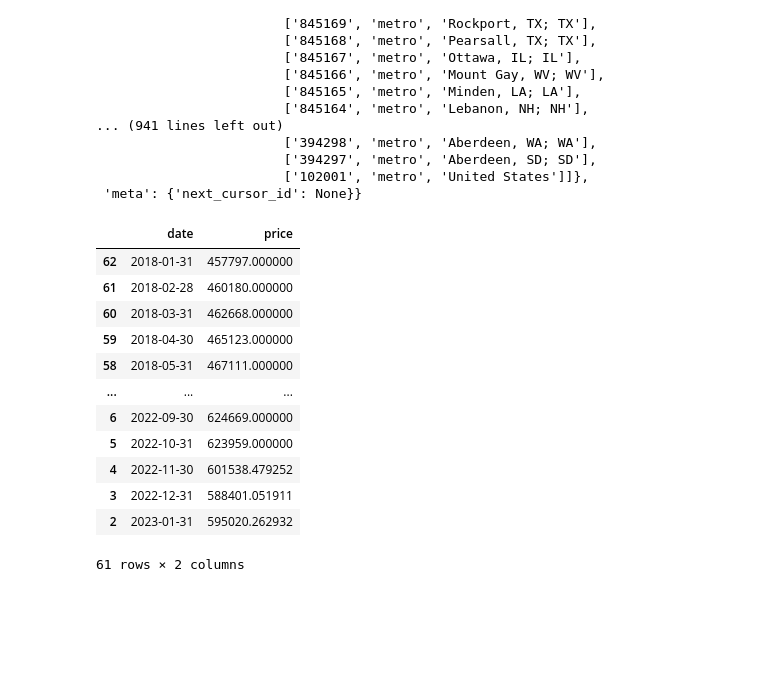
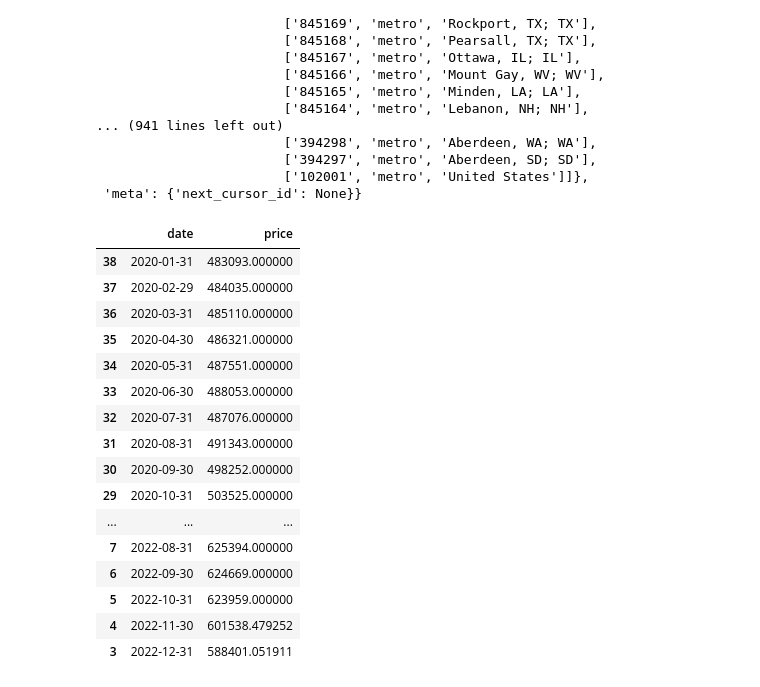
Before and after one commit to edshanks/Analyzing-the-Effects-of-COVID-on-the-American-Real-Estate-Market, a Jupyter notebook: Zillow_Starter.ipynb, the cells around one changed output. Saved outputs shown, nothing was run; the diff lists cells and outputs as text; code cells hidden in the pictures; blank space fills up the shorter version.

Commit message:
added year specific dataframes; added Ed's plot code and df code

```diff
--- a/Zillow_Starter.ipynb
+++ b/Zillow_Starter.ipynb
@@ -85,17 +123,32 @@ minneapolis = city_dfs["Minneapolis"]
+# %%
+#set vars for 2020 dataframes by city name to access them easier for plotting
+#New York', 'Los Angeles', 'Miami', 'St. Louis', 'Seattle', 'Atlanta', 'Houston', 'Minneapolis'
+new_york_20 = df20s["New York"]
+los_angeles_20 = df20s["Los Angeles"]
+miami_20 = df20s["Miami"]
+stl_20 = df20s["St. Louis"]
+seattle_20 = df20s["Seattle"]
+atlanta_20 = df20s["Atlanta"]
+houston_20 = df20s["Houston"]
+minneapolis_20 = df20s["Minneapolis"]
 # %%
 #this is just a block to test and make sure the date range looks good. which it does!
-new_york
+new_york_20
 # %% [output]
 |  | date | price |
-| 62 | 2018-01-31 | 457797.000000 |
-| 61 | 2018-02-28 | 460180.000000 |
-| 60 | 2018-03-31 | 462668.000000 |
-| 59 | 2018-04-30 | 465123.000000 |
-| 58 | 2018-05-31 | 467111.000000 |
+| 38 | 2020-01-31 | 483093.000000 |
+| 37 | 2020-02-29 | 484035.000000 |
+| 36 | 2020-03-31 | 485110.000000 |
+| 35 | 2020-04-30 | 486321.000000 |
+| 34 | 2020-05-31 | 487551.000000 |
+| 33 | 2020-06-30 | 488053.000000 |
+| 32 | 2020-07-31 | 487076.000000 |
+| 31 | 2020-08-31 | 491343.000000 |
+| 30 | 2020-09-30 | 498252.000000 |
+| 29 | 2020-10-31 | 503525.000000 |
 | ... | ... | ... |
+| 7 | 2022-08-31 | 625394.000000 |
 | 6 | 2022-09-30 | 624669.000000 |
 | 5 | 2022-10-31 | 623959.000000 |
 | 4 | 2022-11-30 | 601538.479252 |
 | 3 | 2022-12-31 | 588401.051911 |
-| 2 | 2023-01-31 | 595020.262932 |
-61 rows × 2 columns
```
Also changed, not shown: parts of 6 cells of this notebook.
